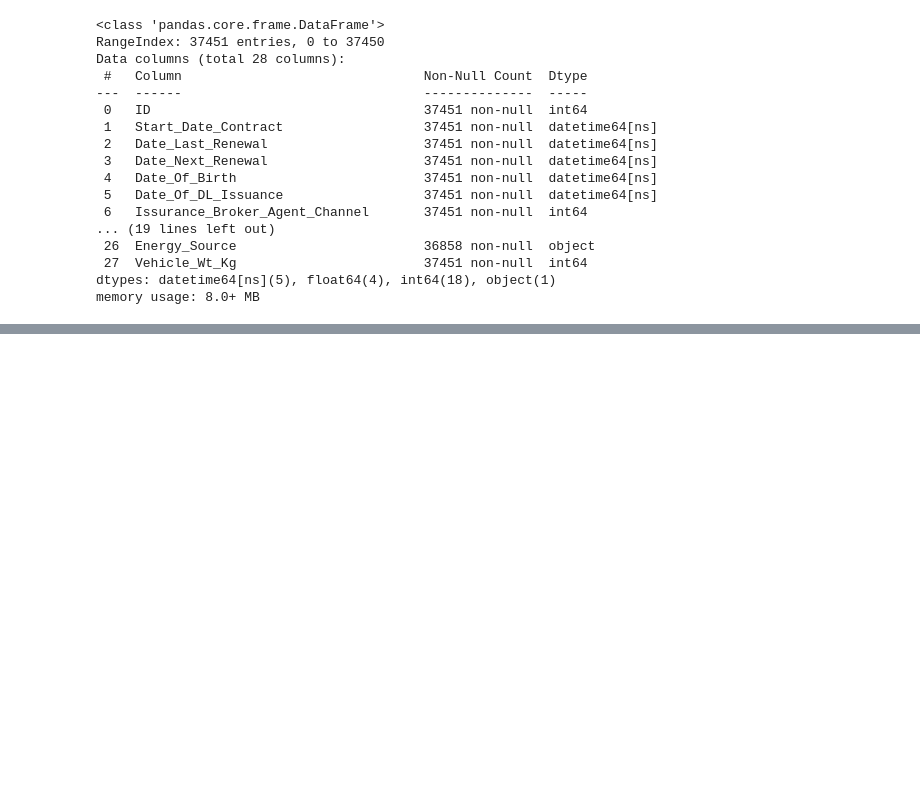
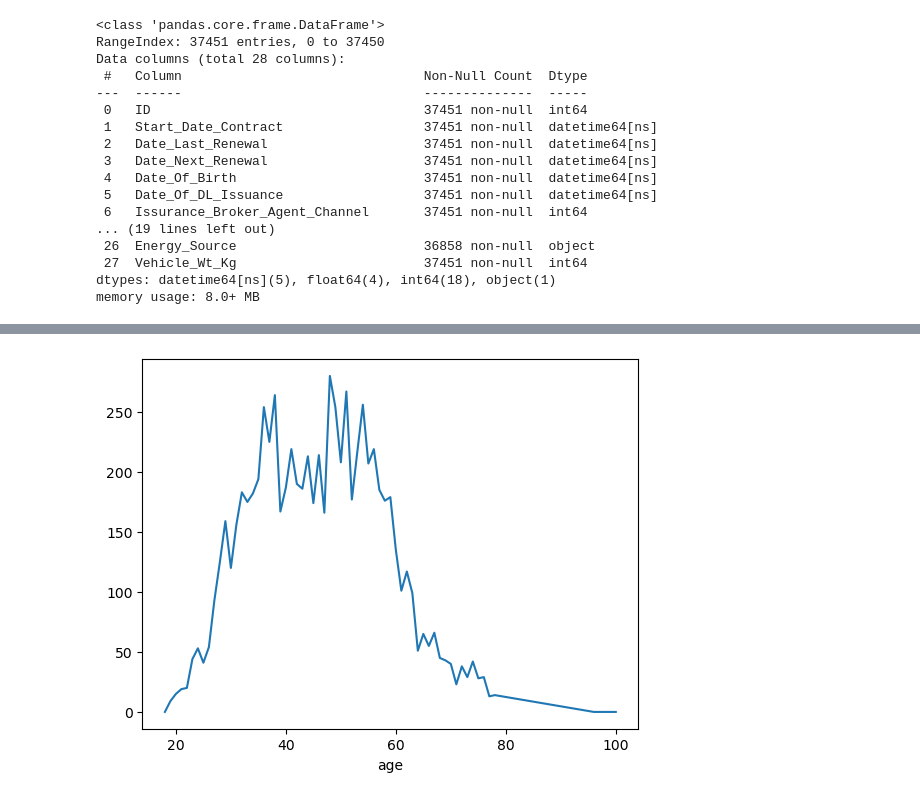
Before and after one commit to vivan-doshi/Insurance_claims, a Jupyter notebook: Exploration_notebook/exploring.ipynb, the cells around one changed output, grey strips where cells are left out. Cells and saved outputs as stored; diff of their text form; code cells hidden in the pictures; blank space fills up the shorter version.

```diff
--- a/Exploration_notebook/exploring.ipynb
+++ b/Exploration_notebook/exploring.ipynb
@@ -132,0 +368,10 @@ memory usage: 8.0+ MB
+# %%
+years_df['DOB'] = insurance_data['Date_Of_Birth']
+# %%
+years_df['age'] = pd.to_datetime('today').year - years_df['DOB'].dt.year - 7
+# %%
+age_claims = years_df.groupby(
+    by = 'age'
+)['Total_Claims'].sum().plot()
+# %% [output]
+[figure, added]
```
Also changed, not shown: parts of 35 cells of this notebook.
